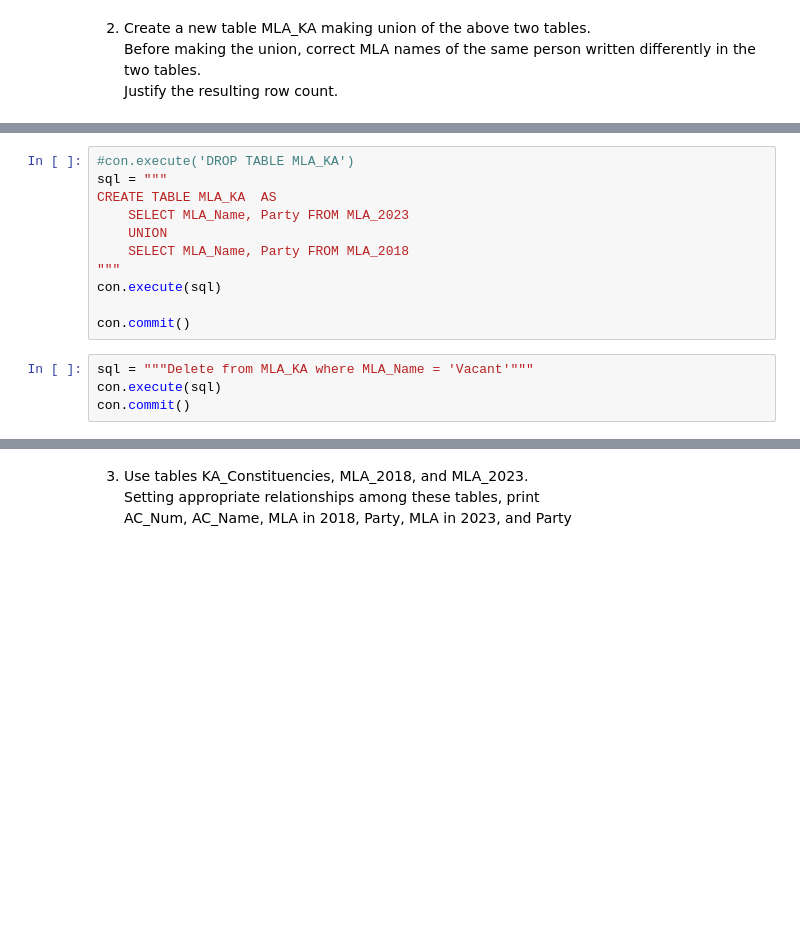
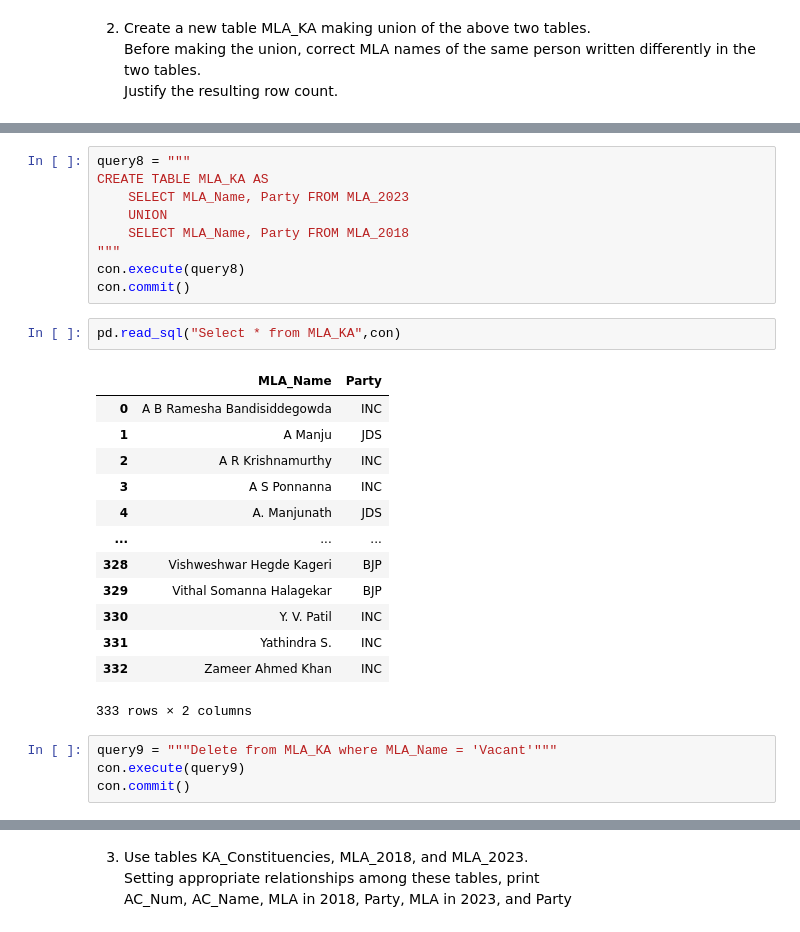
Before and after one commit to reethu039/DBMS, a Jupyter notebook: 0601_lab_reethurgt.ipynb, the cells around one changed output, grey strips where cells are left out. Cells and saved outputs as stored; diff of their text form; blank space fills up the shorter version.

```diff
--- a/0601_lab_reethurgt.ipynb
+++ b/0601_lab_reethurgt.ipynb
@@ -204,17 +231,31 @@ pd.read_sql(sql, con)
 # %%
-#con.execute('DROP TABLE MLA_KA')
-sql = """
-CREATE TABLE MLA_KA  AS
+query8 = """
+CREATE TABLE MLA_KA AS
     SELECT MLA_Name, Party FROM MLA_2023
     UNION
     SELECT MLA_Name, Party FROM MLA_2018
 """
-con.execute(sql)
-
+con.execute(query8)
 con.commit()
+# %%
+pd.read_sql("Select * from MLA_KA",con)
+# %% [output]
+|  | MLA_Name | Party |
+| 0 | A B Ramesha Bandisiddegowda | INC |
+| 1 | A Manju | JDS |
+| 2 | A R Krishnamurthy | INC |
+| 3 | A S Ponnanna | INC |
+| 4 | A. Manjunath | JDS |
+| ... | ... | ... |
+| 328 | Vishweshwar Hegde Kageri | BJP |
+| 329 | Vithal Somanna Halagekar | BJP |
+| 330 | Y. V. Patil | INC |
+| 331 | Yathindra S. | INC |
+| 332 | Zameer Ahmed Khan | INC |
+333 rows × 2 columns
 # %%
-sql = """Delete from MLA_KA where MLA_Name = 'Vacant'"""
-con.execute(sql)
+query9 = """Delete from MLA_KA where MLA_Name = 'Vacant'"""
+con.execute(query9)
 con.commit()
 # %%
 pd.read_sql("Select * from MLA_KA",con)
```
Also changed, not shown: parts of 38 cells of this notebook, 1 other file.
